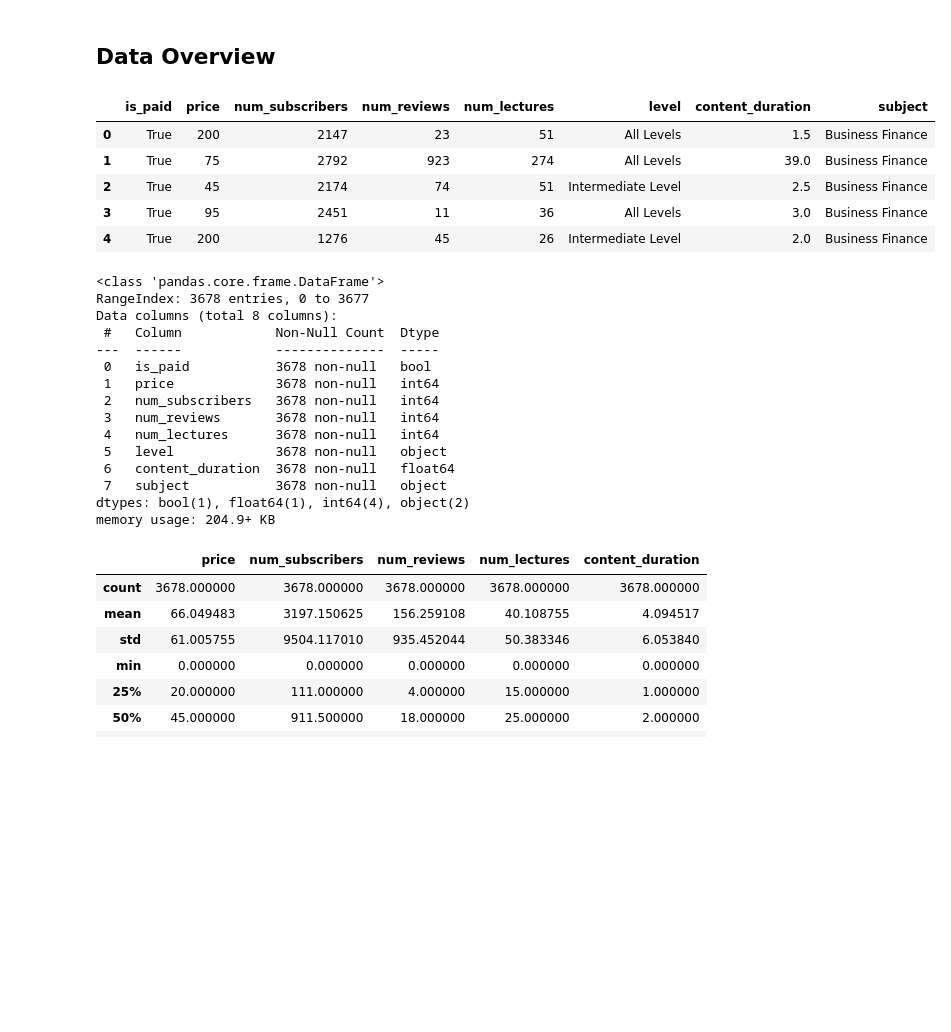
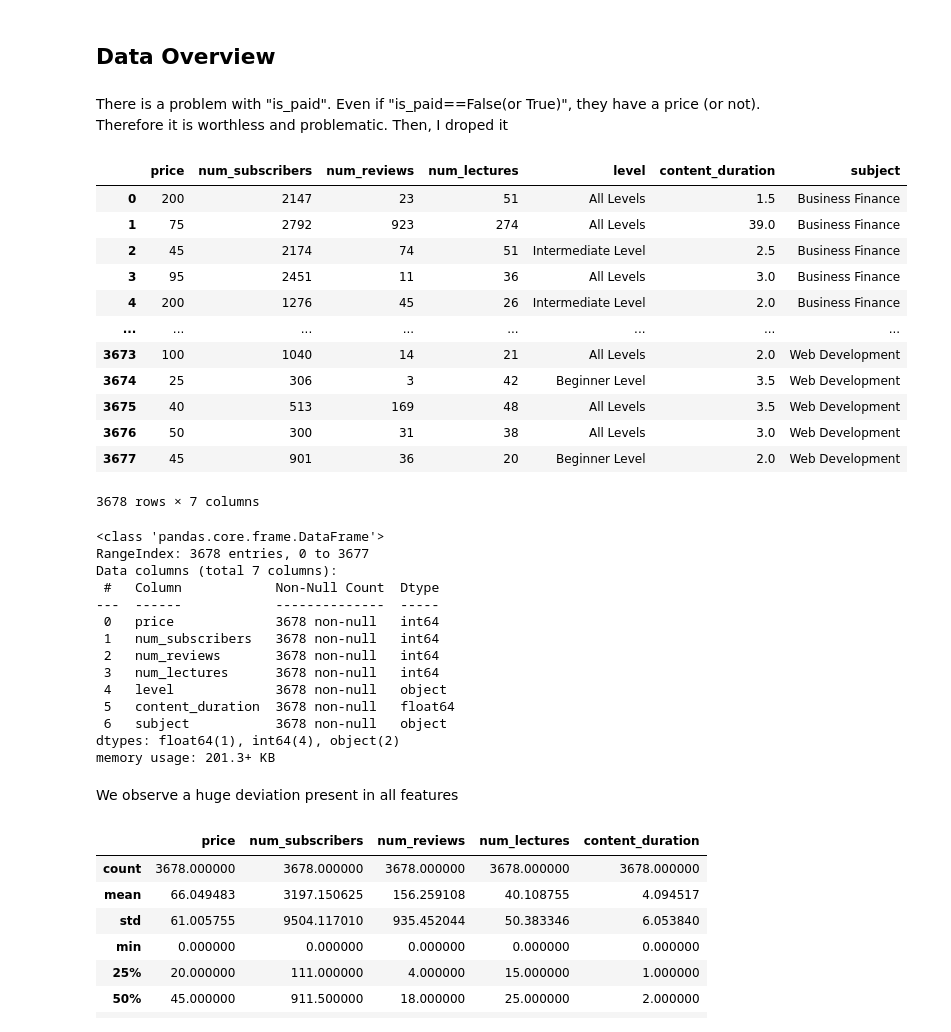
Before and after one commit to mathmca/udemy_analysis, a Jupyter notebook: udemy_forecasting.ipynb, the cells around one changed output. Saved outputs shown, nothing was run; the diff lists cells and outputs as text; code cells hidden in the pictures; blank space fills up the shorter version.

```diff
--- a/udemy_forecasting.ipynb
+++ b/udemy_forecasting.ipynb
@@ -85,37 +100,47 @@ udemy_courses.csv                              2020-05-17 00:01:44       693946
 Finished!
 # %% [markdown]
 ## Data Overview
+# %% [markdown]
+There is a problem with "is_paid". Even if "is_paid==False(or True)", they have a price (or not). Therefore it is worthless and problematic. Then, I droped it
 # %%
 # Dropping irrelevant columns
 
-df.drop(labels=['course_id', 'course_title', 'url', 'published_timestamp'], inplace=True, axis=1)
+df.drop(labels=['course_id', 'course_title', 'url', 'published_timestamp', 'is_paid'], inplace=True, axis=1)
 # %%
-df.head()
+df
 # %% [output]
-|  | is_paid | price | num_subscribers | num_reviews | num_lectures | level | content_duration | subject |
-| 0 | True | 200 | 2147 | 23 | 51 | All Levels | 1.5 | Business Finance |
-| 1 | True | 75 | 2792 | 923 | 274 | All Levels | 39.0 | Business Finance |
-| 2 | True | 45 | 2174 | 74 | 51 | Intermediate Level | 2.5 | Business Finance |
-| 3 | True | 95 | 2451 | 11 | 36 | All Levels | 3.0 | Business Finance |
-| 4 | True | 200 | 1276 | 45 | 26 | Intermediate Level | 2.0 | Business Finance |
+|  | price | num_subscribers | num_reviews | num_lectures | level | content_duration | subject |
+| 0 | 200 | 2147 | 23 | 51 | All Levels | 1.5 | Business Finance |
+| 1 | 75 | 2792 | 923 | 274 | All Levels | 39.0 | Business Finance |
+| 2 | 45 | 2174 | 74 | 51 | Intermediate Level | 2.5 | Business Finance |
+| 3 | 95 | 2451 | 11 | 36 | All Levels | 3.0 | Business Finance |
+| 4 | 200 | 1276 | 45 | 26 | Intermediate Level | 2.0 | Business Finance |
+| ... | ... | ... | ... | ... | ... | ... | ... |
+| 3673 | 100 | 1040 | 14 | 21 | All Levels | 2.0 | Web Development |
+| 3674 | 25 | 306 | 3 | 42 | Beginner Level | 3.5 | Web Development |
+| 3675 | 40 | 513 | 169 | 48 | All Levels | 3.5 | Web Development |
+| 3676 | 50 | 300 | 31 | 38 | All Levels | 3.0 | Web Development |
+| 3677 | 45 | 901 | 36 | 20 | Beginner Level | 2.0 | Web Development |
+3678 rows × 7 columns
 # %%
 df.info()
 # %% [output]
 <class 'pandas.core.frame.DataFrame'>
 RangeIndex: 3678 entries, 0 to 3677
-Data columns (total 8 columns):
+Data columns (total 7 columns):
  #   Column            Non-Null Count  Dtype
 ---  ------            --------------  -----
- 0   is_paid           3678 non-null   bool
- 1   price             3678 non-null   int64
- 2   num_subscribers   3678 non-null   int64
- 3   num_reviews       3678 non-null   int64
- 4   num_lectures      3678 non-null   int64
- 5   level             3678 non-null   object
- 6   content_duration  3678 non-null   float64
- 7   subject           3678 non-null   object
-dtypes: bool(1), float64(1), int64(4), object(2)
-memory usage: 204.9+ KB
+ 0   price             3678 non-null   int64
+ 1   num_subscribers   3678 non-null   int64
+ 2   num_reviews       3678 non-null   int64
+ 3   num_lectures      3678 non-null   int64
+ 4   level             3678 non-null   object
+ 5   content_duration  3678 non-null   float64
+ 6   subject           3678 non-null   object
+dtypes: float64(1), int64(4), object(2)
+memory usage: 201.3+ KB
+# %% [markdown]
+We observe a huge deviation present in all features
 # %%
 df.describe()
 # %% [output]
```
Also changed, not shown: parts of 40 cells of this notebook.
